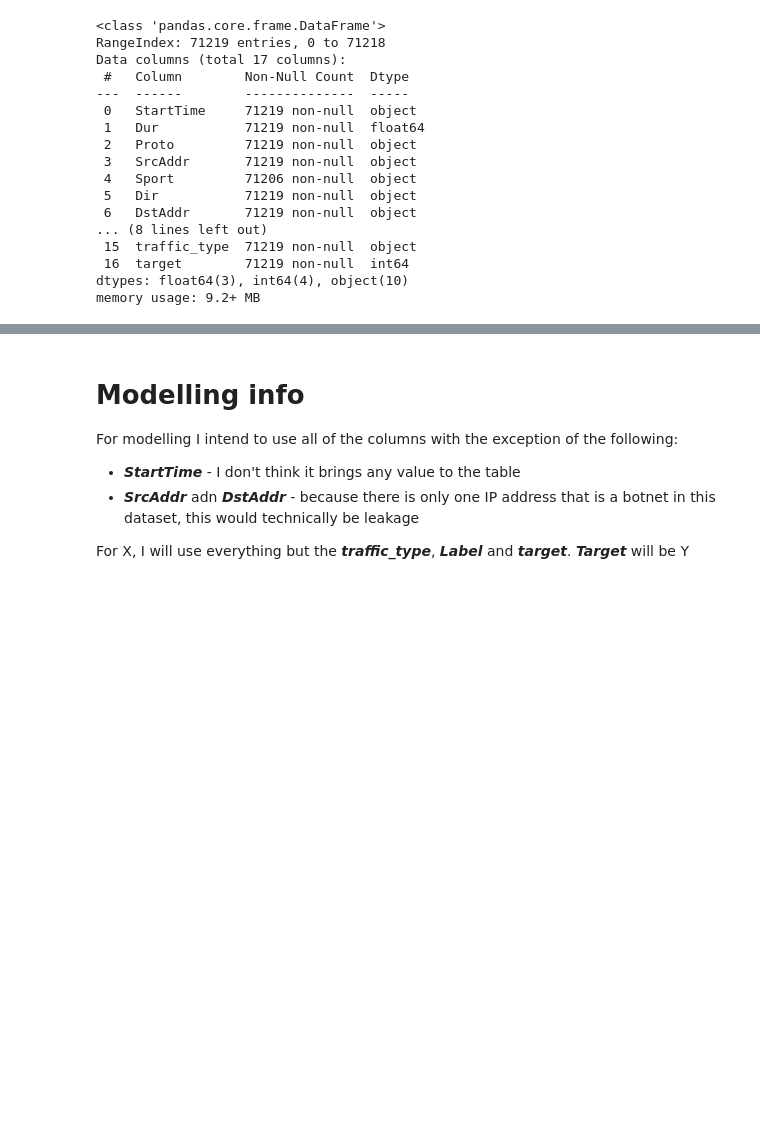
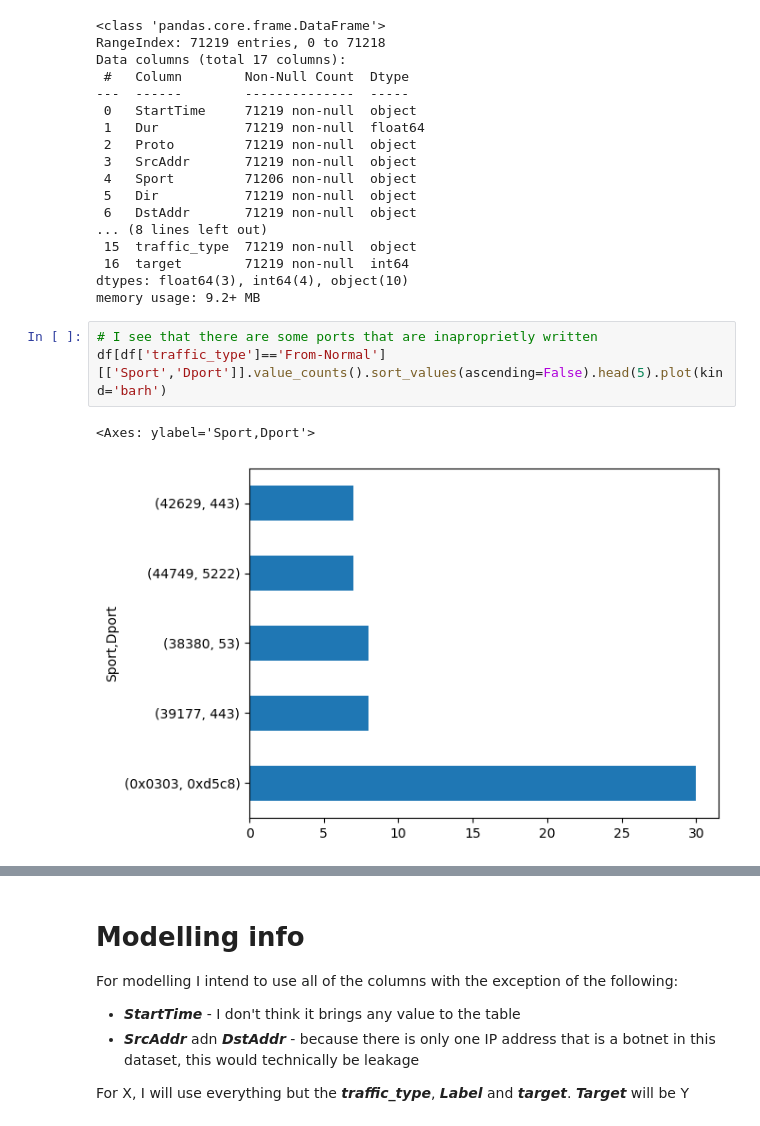
Before and after one commit to Ch3ddarr/dsb_capstone, a Jupyter notebook: capstone2/02_Modelling.ipynb, the cells around one changed output, grey strips where cells are left out. Saved outputs shown, nothing was run; the diff lists cells and outputs as text; blank space fills up the shorter version.

```diff
--- a/capstone2/02_Modelling.ipynb
+++ b/capstone2/02_Modelling.ipynb
@@ -40,3 +40,9 @@ Data columns (total 17 columns):
  16  target        71219 non-null  int64
 dtypes: float64(3), int64(4), object(10)
 memory usage: 9.2+ MB
+# %%
+# I see that there are some ports that are inaproprietly written
+df[df['traffic_type']=='From-Normal'][['Sport','Dport']].value_counts().sort_values(ascending=False).head(5).plot(kind='barh')
+# %% [output]
+<Axes: ylabel='Sport,Dport'>
+[figure, added]
```
Also changed, not shown: parts of 37 cells of this notebook.
